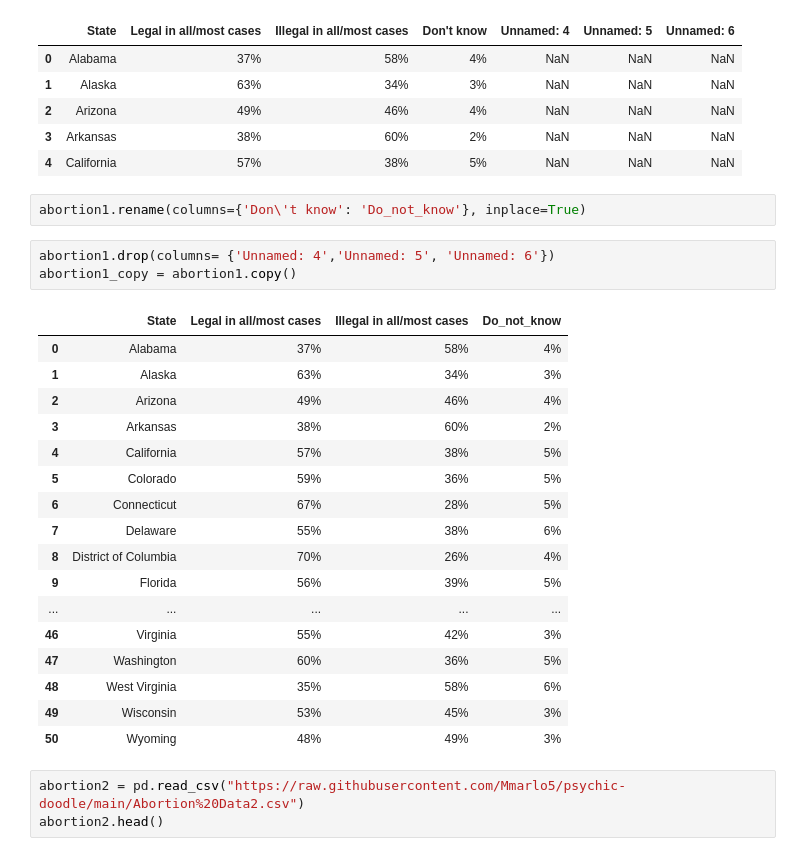
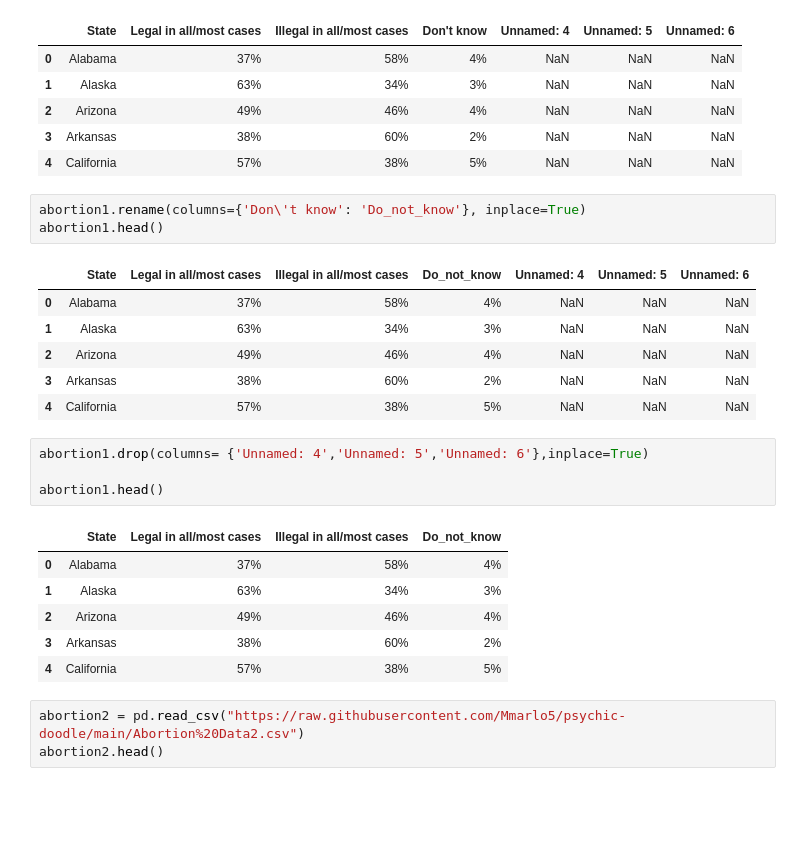
Before and after one commit to Mmarlo5/psychic-doodle, a Jupyter notebook: Problem_Set_2.ipynb, the cells around one changed output. Saved outputs shown, nothing was run; the diff lists cells and outputs as text; blank space fills up the shorter version.

Commit message:
Final Copy_Problem Set 2

```diff
--- a/Problem_Set_2.ipynb
+++ b/Problem_Set_2.ipynb
@@ -79,27 +79,25 @@ abortion1.head()
 | 4 | California | 57% | 38% | 5% | NaN | NaN | NaN |
 # %%
 abortion1.rename(columns={'Don\'t know': 'Do_not_know'}, inplace=True)
+abortion1.head()
+# %% [output]
+|  | State | Legal in all/most cases | Illegal in all/most cases | Do_not_know | Unnamed: 4 | Unnamed: 5 | Unnamed: 6 |
+| 0 | Alabama | 37% | 58% | 4% | NaN | NaN | NaN |
+| 1 | Alaska | 63% | 34% | 3% | NaN | NaN | NaN |
+| 2 | Arizona | 49% | 46% | 4% | NaN | NaN | NaN |
+| 3 | Arkansas | 38% | 60% | 2% | NaN | NaN | NaN |
+| 4 | California | 57% | 38% | 5% | NaN | NaN | NaN |
 # %%
-abortion1.drop(columns= {'Unnamed: 4','Unnamed: 5', 'Unnamed: 6'})
-abortion1_copy = abortion1.copy()
+abortion1.drop(columns= {'Unnamed: 4','Unnamed: 5','Unnamed: 6'},inplace=True)
+
+abortion1.head()
 # %% [output]
 |  | State | Legal in all/most cases | Illegal in all/most cases | Do_not_know |
 | 0 | Alabama | 37% | 58% | 4% |
 | 1 | Alaska | 63% | 34% | 3% |
 | 2 | Arizona | 49% | 46% | 4% |
 | 3 | Arkansas | 38% | 60% | 2% |
 | 4 | California | 57% | 38% | 5% |
-| 5 | Colorado | 59% | 36% | 5% |
-| 6 | Connecticut | 67% | 28% | 5% |
-| 7 | Delaware | 55% | 38% | 6% |
-| 8 | District of Columbia | 70% | 26% | 4% |
-| 9 | Florida | 56% | 39% | 5% |
-| ... | ... | ... | ... | ... |
-| 46 | Virginia | 55% | 42% | 3% |
-| 47 | Washington | 60% | 36% | 5% |
-| 48 | West Virginia | 35% | 58% | 6% |
-| 49 | Wisconsin | 53% | 45% | 3% |
-| 50 | Wyoming | 48% | 49% | 3% |
 # %%
 abortion2 = pd.read_csv("https://raw.githubusercontent.com/Mmarlo5/psychic-doodle/main/Abortion%20Data2.csv")
 abortion2.head()
```
Also changed, not shown: parts of 5 cells of this notebook.
